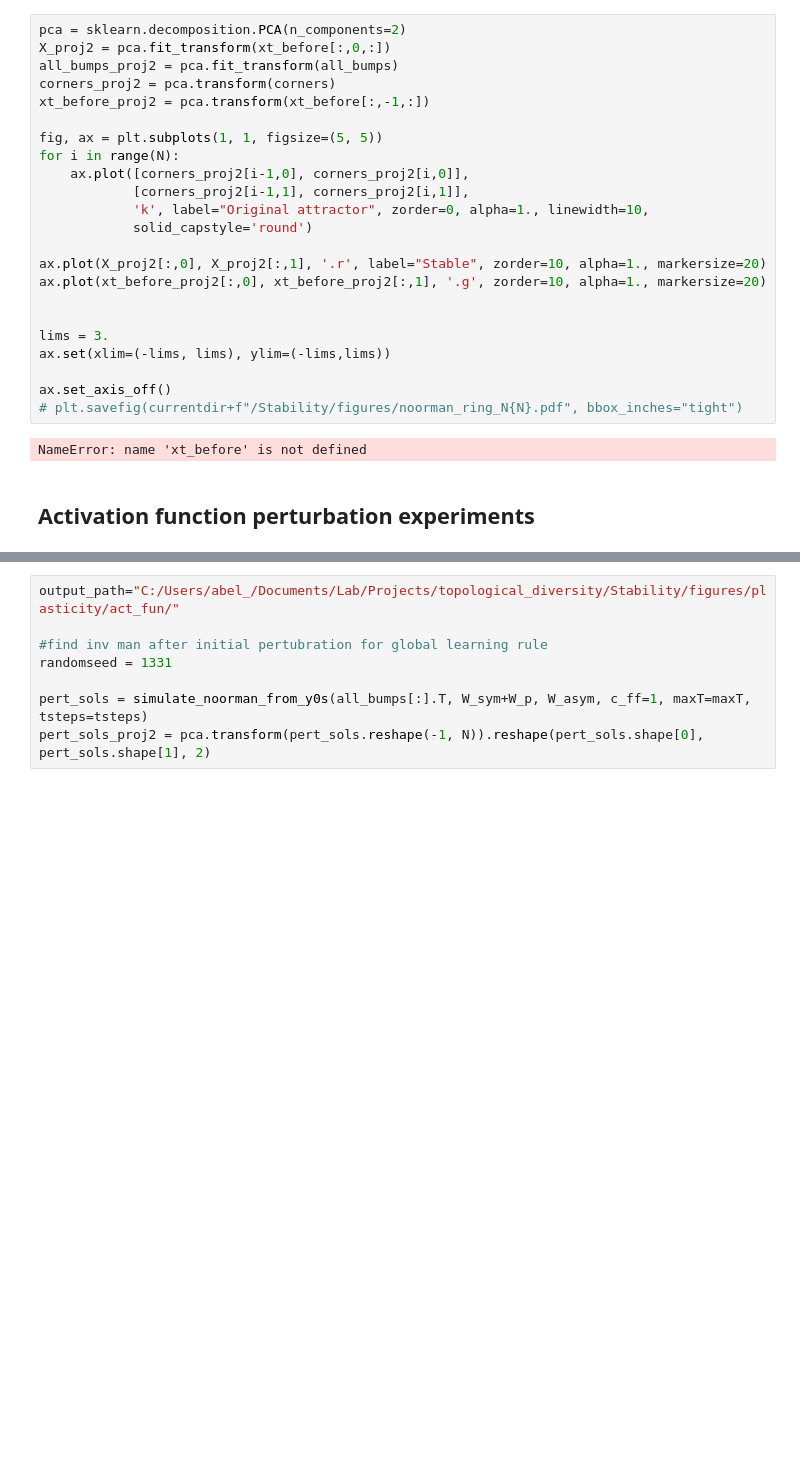
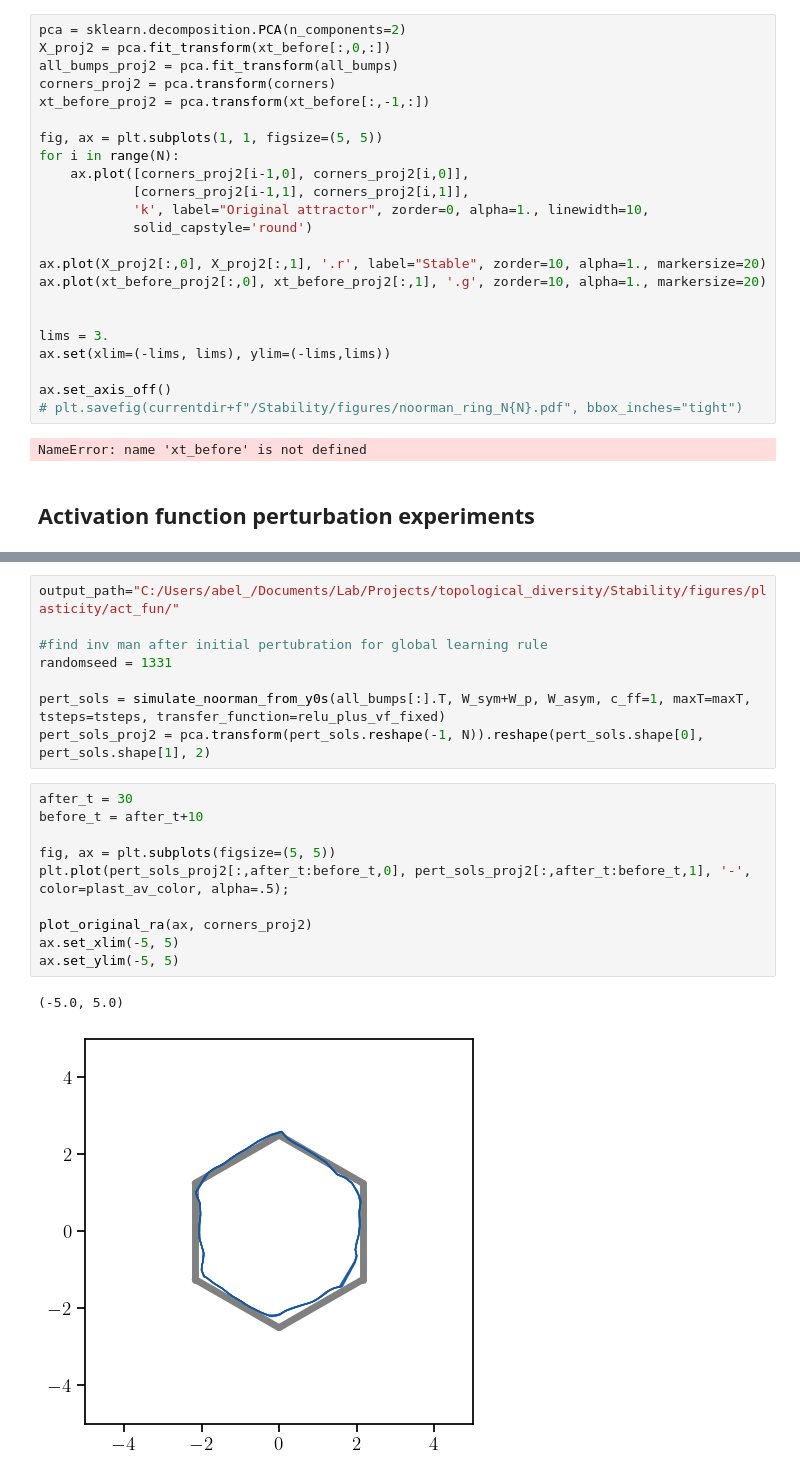
Before and after one commit to Asagodi/topological_diversity, a Jupyter notebook: Stability/homeostasis/plasticity.ipynb, the cells around one changed output, grey strips where cells are left out. Drawn from its saved outputs; the diff is of its cells as text; blank space fills up the shorter version.

```diff
--- a/Stability/homeostasis/plasticity.ipynb
+++ b/Stability/homeostasis/plasticity.ipynb
@@ -870,5 +1151,18 @@ output_path="C:/Users/abel_/Documents/Lab/Projects/topological_diversity/Stabili
 #find inv man after initial pertubration for global learning rule
 randomseed = 1331
 
-pert_sols = simulate_noorman_from_y0s(all_bumps[:].T, W_sym+W_p, W_asym, c_ff=1, maxT=maxT, tsteps=tsteps)
+pert_sols = simulate_noorman_from_y0s(all_bumps[:].T, W_sym+W_p, W_asym, c_ff=1, maxT=maxT, tsteps=tsteps, transfer_function=relu_plus_vf_fixed)
 pert_sols_proj2 = pca.transform(pert_sols.reshape(-1, N)).reshape(pert_sols.shape[0], pert_sols.shape[1], 2)
+# %%
+after_t = 30
+before_t = after_t+10
+
+fig, ax = plt.subplots(figsize=(5, 5))
+plt.plot(pert_sols_proj2[:,after_t:before_t,0], pert_sols_proj2[:,after_t:before_t,1], '-', color=plast_av_color, alpha=.5);
+
+plot_original_ra(ax, corners_proj2)
+ax.set_xlim(-5, 5)
+ax.set_ylim(-5, 5)
+# %% [output]
+(-5.0, 5.0)
+[figure, added]
```
Also changed, not shown: parts of 14 cells of this notebook.
